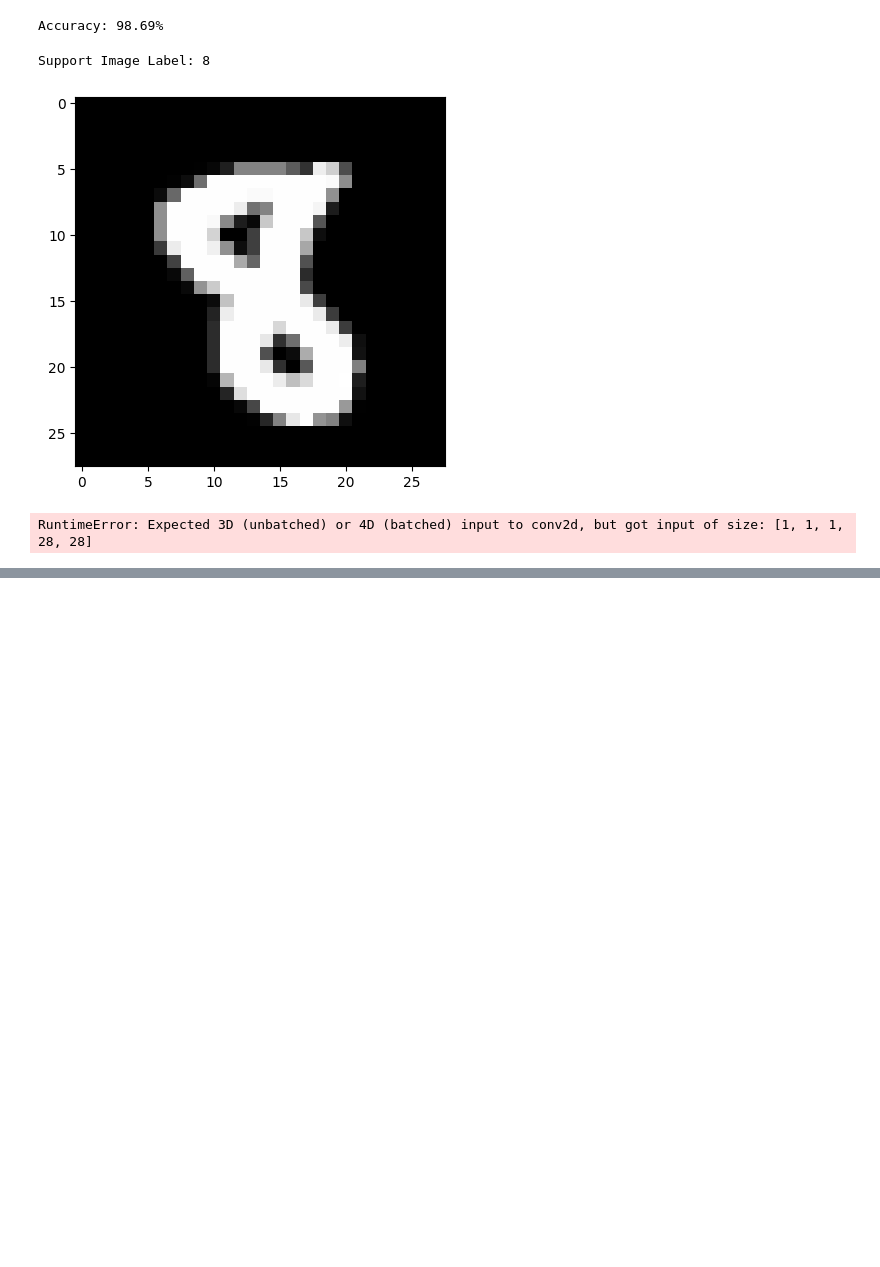
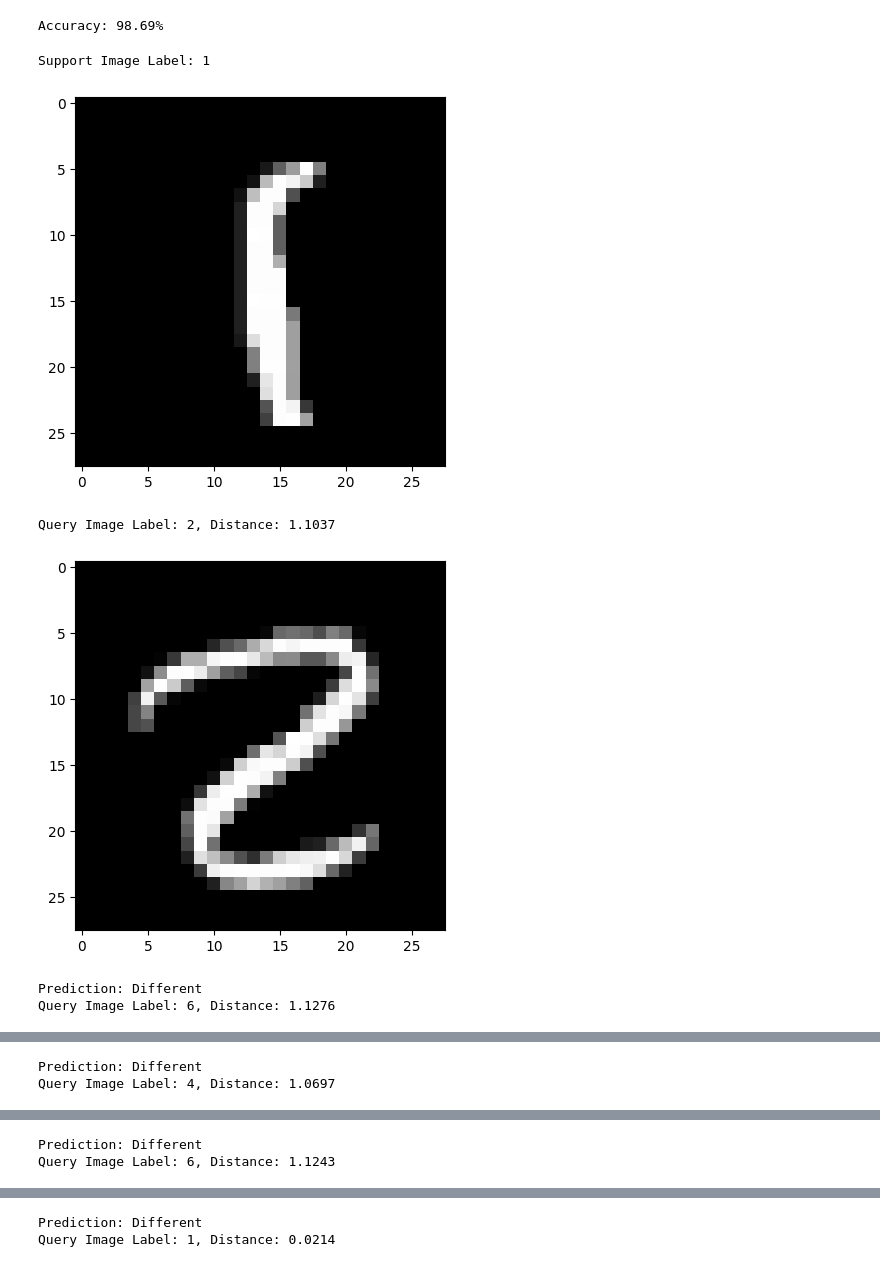
Before and after one commit to Papa-Panda/Paper_reading, a Jupyter notebook: FewShotLearning_SiameseNetwork.ipynb, the cells around one changed output, grey strips where cells are left out. Drawn from its saved outputs; the diff is of its cells as text; code cells hidden in the pictures; blank space fills up the shorter version.

```diff
--- a/FewShotLearning_SiameseNetwork.ipynb
+++ b/FewShotLearning_SiameseNetwork.ipynb
@@ -306,35 +306,38 @@ def few_shot_inference(model):
     print(f"Support Image Label: {support_label}")
 
     # Display the support image
     plt.imshow(support_img.squeeze(), cmap='gray')
     plt.show()
 
     # Generate a few query pairs (new images to compare against the support image)
     for i in range(5):
         query_idx = random.randint(0, len(test_dataset) - 1)
         query_img, query_label = test_dataset[query_idx]
 
         # Use the model to compute the similarity score
         model.eval()
         with torch.no_grad():
-            support_img_batch = support_img.unsqueeze(0).unsqueeze(0)  # (1, 1, 28, 28)
-            query_img_batch = query_img.unsqueeze(0).unsqueeze(0)  # (1, 1, 28, 28)
+            support_img_batch = support_img.unsqueeze(0)#.unsqueeze(0)  # (1, 1, 28, 28)
+            query_img_batch = query_img.unsqueeze(0)#.unsqueeze(0)  # (1, 1, 28, 28)
 
             distance = model(support_img_batch, query_img_batch).norm(p=1, dim=1).item()
 
         print(f"Query Image Label: {query_label}, Distance: {distance:.4f}")
 
         plt.imshow(query_img.squeeze(), cmap='gray')
         plt.show()
 
         if distance < 0.5:
             print("Prediction: Same")
         else:
             print("Prediction: Different")
 
 # Perform 1-shot learning inference
 few_shot_inference(model)
 # %% [output]
-Support Image Label: 8
+Support Image Label: 1
-[figure, old version]
+[figure, new version]
-RuntimeError: Expected 3D (unbatched) or 4D (batched) input to conv2d, but got input of size: [1, 1, 1, 28, 28]
+Query Image Label: 2, Distance: 1.1037
+[figure, added]
+Prediction: Different
+Query Image Label: 6, Distance: 1.1276
@@ -340,0 +345,2 @@ RuntimeError: Expected 3D (unbatched) or 4D (batched) input to conv2d, but got i
+Prediction: Different
+Query Image Label: 4, Distance: 1.0697
@@ -340,0 +348,2 @@ RuntimeError: Expected 3D (unbatched) or 4D (batched) input to conv2d, but got i
+Prediction: Different
+Query Image Label: 6, Distance: 1.1243
@@ -340,0 +351,2 @@ RuntimeError: Expected 3D (unbatched) or 4D (batched) input to conv2d, but got i
+Prediction: Different
+Query Image Label: 1, Distance: 0.0214
```
Also changed, not shown: parts of 1 cell of this notebook.
